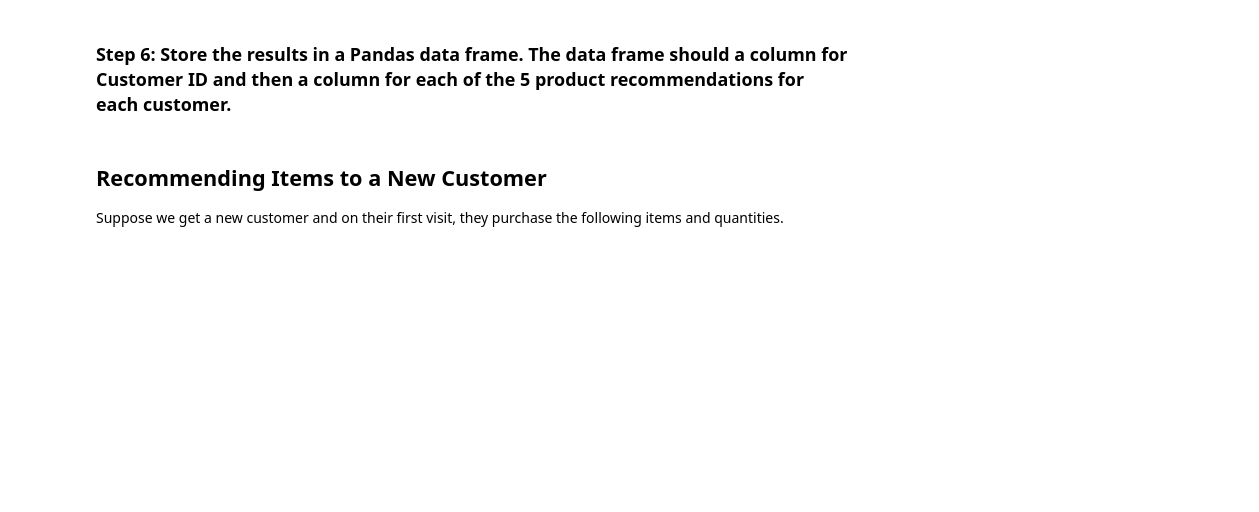
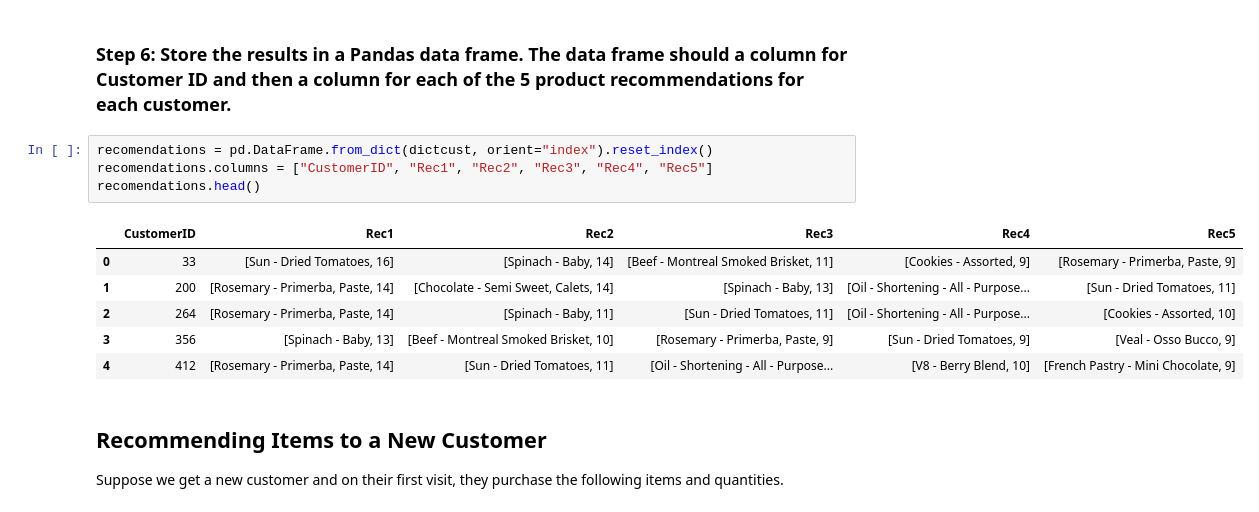
Before and after one commit to ironhack-datalabs/datamad1019, a Jupyter notebook: module-2/lab-recommender-deepdive/your-code/main.ipynb, the cells around one changed output. Saved outputs shown, nothing was run; the diff lists cells and outputs as text; blank space fills up the shorter version.

```diff
--- a/module-2/lab-recommender-deepdive/your-code/main.ipynb
+++ b/module-2/lab-recommender-deepdive/your-code/main.ipynb
@@ -249,6 +249,17 @@ for i in listID:
     dictcust[i]=lista_ord
 # %% [markdown]
 ### Step 6: Store the results in a Pandas data frame. The data frame should a column for Customer ID and then a column for each of the 5 product recommendations for each customer.
+# %%
+recomendations = pd.DataFrame.from_dict(dictcust, orient="index").reset_index()
+recomendations.columns = ["CustomerID", "Rec1", "Rec2", "Rec3", "Rec4", "Rec5"]
+recomendations.head()
+# %% [output]
+|  | CustomerID | Rec1 | Rec2 | Rec3 | Rec4 | Rec5 |
+| 0 | 33 | [Sun - Dried Tomatoes, 16] | [Spinach - Baby, 14] | [Beef - Montreal Smoked Brisket, 11] | [Cookies - Assorted, 9] | [Rosemary - Primerba, Paste, 9] |
+| 1 | 200 | [Rosemary - Primerba, Paste, 14] | [Chocolate - Semi Sweet, Calets, 14] | [Spinach - Baby, 13] | [Oil - Shortening - All - Purpose... | [Sun - Dried Tomatoes, 11] |
+| 2 | 264 | [Rosemary - Primerba, Paste, 14] | [Spinach - Baby, 11] | [Sun - Dried Tomatoes, 11] | [Oil - Shortening - All - Purpose... | [Cookies - Assorted, 10] |
+| 3 | 356 | [Spinach - Baby, 13] | [Beef - Montreal Smoked Brisket, 10] | [Rosemary - Primerba, Paste, 9] | [Sun - Dried Tomatoes, 9] | [Veal - Osso Bucco, 9] |
+| 4 | 412 | [Rosemary - Primerba, Paste, 14] | [Sun - Dried Tomatoes, 11] | [Oil - Shortening - All - Purpose... | [V8 - Berry Blend, 10] | [French Pastry - Mini Chocolate, 9] |
 # %% [markdown]
 ## Recommending Items to a New Customer
 
```
Also changed, not shown: parts of 3 cells of this notebook.
